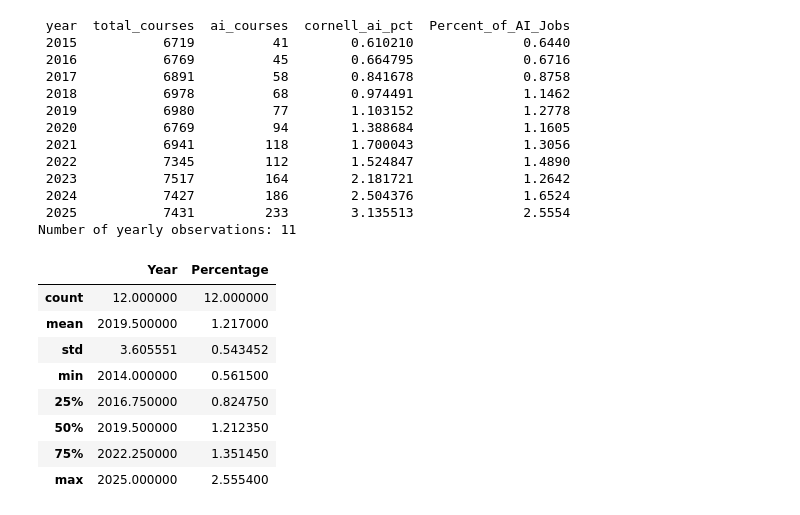
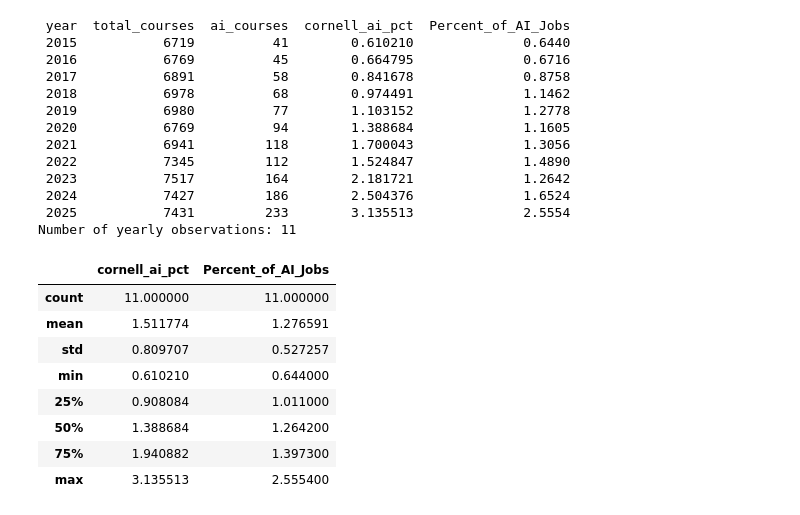
Before and after one commit to FrianaEngineer/INFO-2950-Group-Project, a Jupyter notebook: phase2/cornellapi.ipynb, the cells around one changed output. Cells and saved outputs as stored; diff of their text form; code cells hidden in the pictures.

Commit message:
Fix execution count and update DataFrame description method to resolve KeyError in analysis

```diff
--- a/phase2/cornellapi.ipynb
+++ b/phase2/cornellapi.ipynb
@@ -383,14 +383,14 @@ print("Number of yearly observations:", len(analysis))
  2025           7431         233        3.135513              2.5554
 Number of yearly observations: 11
 # %%
-df.describe()
+analysis[["cornell_ai_pct", "Percent_of_AI_Jobs"]].describe()
 # %% [output]
-|  | Year | Percentage |
-| count | 12.000000 | 12.000000 |
-| mean | 2019.500000 | 1.217000 |
-| std | 3.605551 | 0.543452 |
-| min | 2014.000000 | 0.561500 |
-| 25% | 2016.750000 | 0.824750 |
-| 50% | 2019.500000 | 1.212350 |
-| 75% | 2022.250000 | 1.351450 |
-| max | 2025.000000 | 2.555400 |
+|  | cornell_ai_pct | Percent_of_AI_Jobs |
+| count | 11.000000 | 11.000000 |
+| mean | 1.511774 | 1.276591 |
+| std | 0.809707 | 0.527257 |
+| min | 0.610210 | 0.644000 |
+| 25% | 0.908084 | 1.011000 |
+| 50% | 1.388684 | 1.264200 |
+| 75% | 1.940882 | 1.397300 |
+| max | 3.135513 | 2.555400 |
```
